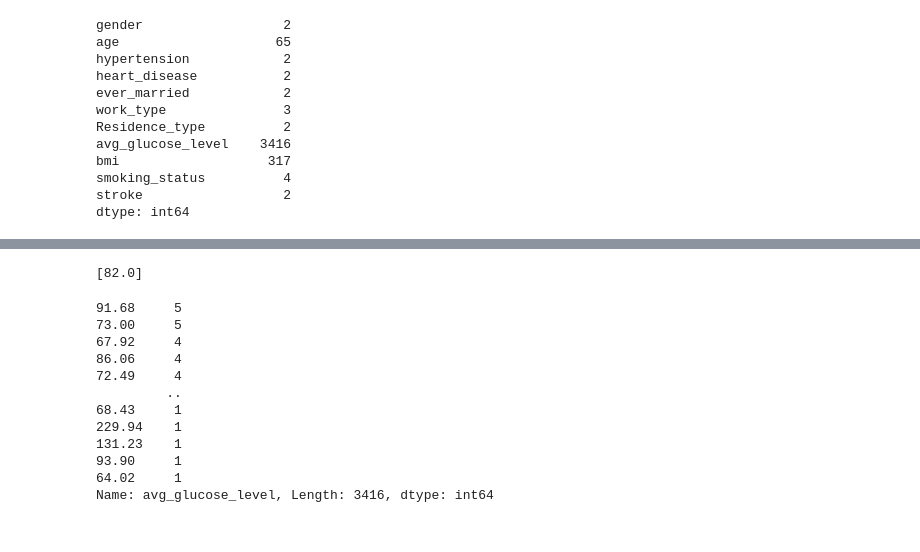
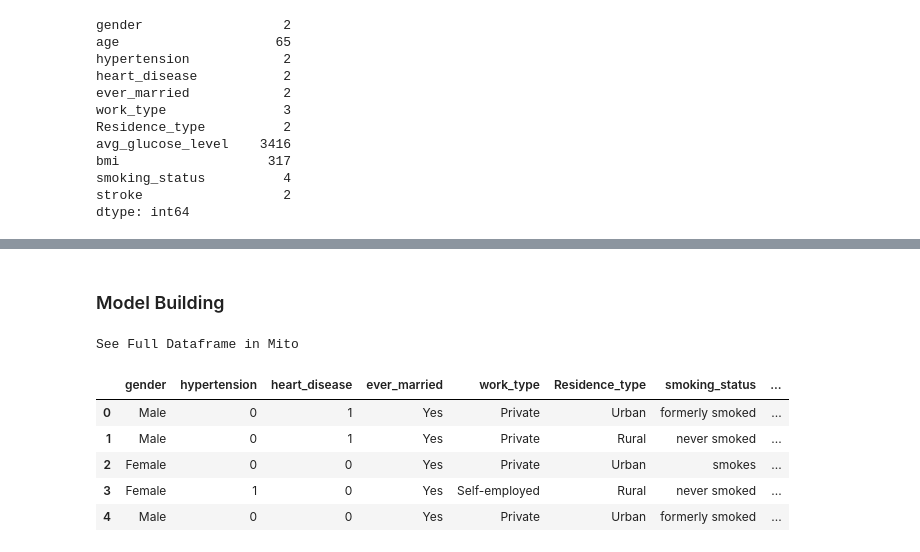
Before and after one commit to dmcneill0711/Final_Project, a Jupyter notebook: brain_stroke_prediction.ipynb, the cells around one changed output, grey strips where cells are left out. Saved outputs shown, nothing was run; the diff lists cells and outputs as text; code cells hidden in the pictures.

```diff
--- a/brain_stroke_prediction.ipynb
+++ b/brain_stroke_prediction.ipynb
@@ -228,6 +232,9 @@ dtype: int64
 # Use to view max rows in output
 pd.set_option('display.max_rows', None)
 # %%
-age_sorted = stroke_data_filtered['age'].sort_index()
-age_sorted
+# Create age bins
+age_bins = [0, 40, 100]
+labels = ["<40", "40+"]
+stroke_data_filtered['age_bin'] = pd.cut(stroke_data_filtered['age'], bins=age_bins, labels=labels, right=False)
+stroke_data_filtered.head()
 # %% [output]
@@ -253,0 +269,8 @@ age_df
+# %%
+# Create avg_glucose level bins
+# avg_glucose_level: 0 - 69 (Low), 70 - 99 (Normal), 100 - 125 (Pre-Diabetes), >126 (Diabetes)
+glucose_bins = [0, 70,100, 126, 400]
+g_labels = ["Low", "Normal", "Pre-Diabetes", "Diabetes"]
+stroke_data_filtered['glucose_lvl_bins'] = pd.cut(stroke_data_filtered['avg_glucose_level'],
+                                                  bins=glucose_bins, labels=g_labels, right=False)
+stroke_data_filtered.head()
@@ -253,0 +296,8 @@ age_df
+# %%
+# Create bmi level bins
+# bmi: < 18.5 (Underweight), 18.5 - 24.9 (Healthy Weight), 24.0 - 29.9 (Overweight), > 30 (Obesity)
+bmi_bins = [0, 18.5,24.0, 30, 1000]
+bmi_labels = ["Underweight", "Healthy Weight", "Overweight", "Obesity"]
+stroke_data_filtered['bmi_bin'] = pd.cut(stroke_data_filtered['bmi'],
+                                                  bins=bmi_bins, labels=bmi_labels, right=False)
+stroke_data_filtered.head()
@@ -254,38 +341,20 @@ age_df
 # %%
-ages_to_replace_2 = []
-
-for ages in range(0,23, age_sorted.size):
-  ages_to_replace_2.append(age_sorted.index[x])
-
-print(ages_to_replace_2)
-
-# Alternatively:
-# for x in range(application_counts.size):
-#   if application_counts[x] < application_counts[7]:
-#     application_types_to_replace.append(application_counts.index[x])
-
-# # Replace in DataFrame
-
-# for age in ages_to_replace:
-#     stroke_data_filtered['age'] = stroke_data_filtered['age'].replace(age,"40+")
-
-# stroke_data_filtered.tail(25)
+# Print df to csv file for visuals to Tableau
+stroke_data_filtered.to_csv('./Resources/stroke_data.csv', encoding='utf-8', index=False)
-# %% [output]
-[82.0]
+# %% [markdown]
+### Model Building
 # %%
-avg_glucose_level_bin = stroke_data_filtered['avg_glucose_level'].value_counts()
-avg_glucose_level_bin
+# Drop 'age', 'avg_glucose_level', & 'bmi' for Logistic Regression and Prediction Accuracy
+# Drop the non-beneficial columns, 'age', 'avg_glucose_level', and 'bmi'.
+model_df = stroke_data_filtered.drop(['age', 'avg_glucose_level','bmi'],
+                                     axis=1)
+model_df.head()
 # %% [output]
-91.68     5
-73.00     5
-67.92     4
-86.06     4
-72.49     4
-         ..
-68.43     1
-229.94    1
-131.23    1
-93.90     1
-64.02     1
-Name: avg_glucose_level, Length: 3416, dtype: int64
+See Full Dataframe in Mito
+|  | gender | hypertension | heart_disease | ever_married | work_type | Residence_type | smoking_status | ... |
+| 0 | Male | 0 | 1 | Yes | Private | Urban | formerly smoked | ... |
+| 1 | Male | 0 | 1 | Yes | Private | Rural | never smoked | ... |
+| 2 | Female | 0 | 0 | Yes | Private | Urban | smokes | ... |
+| 3 | Female | 1 | 0 | Yes | Self-employed | Rural | never smoked | ... |
+| 4 | Male | 0 | 0 | Yes | Private | Urban | formerly smoked | ... |
 # %%
```
Also changed, not shown: parts of 15 cells of this notebook.
